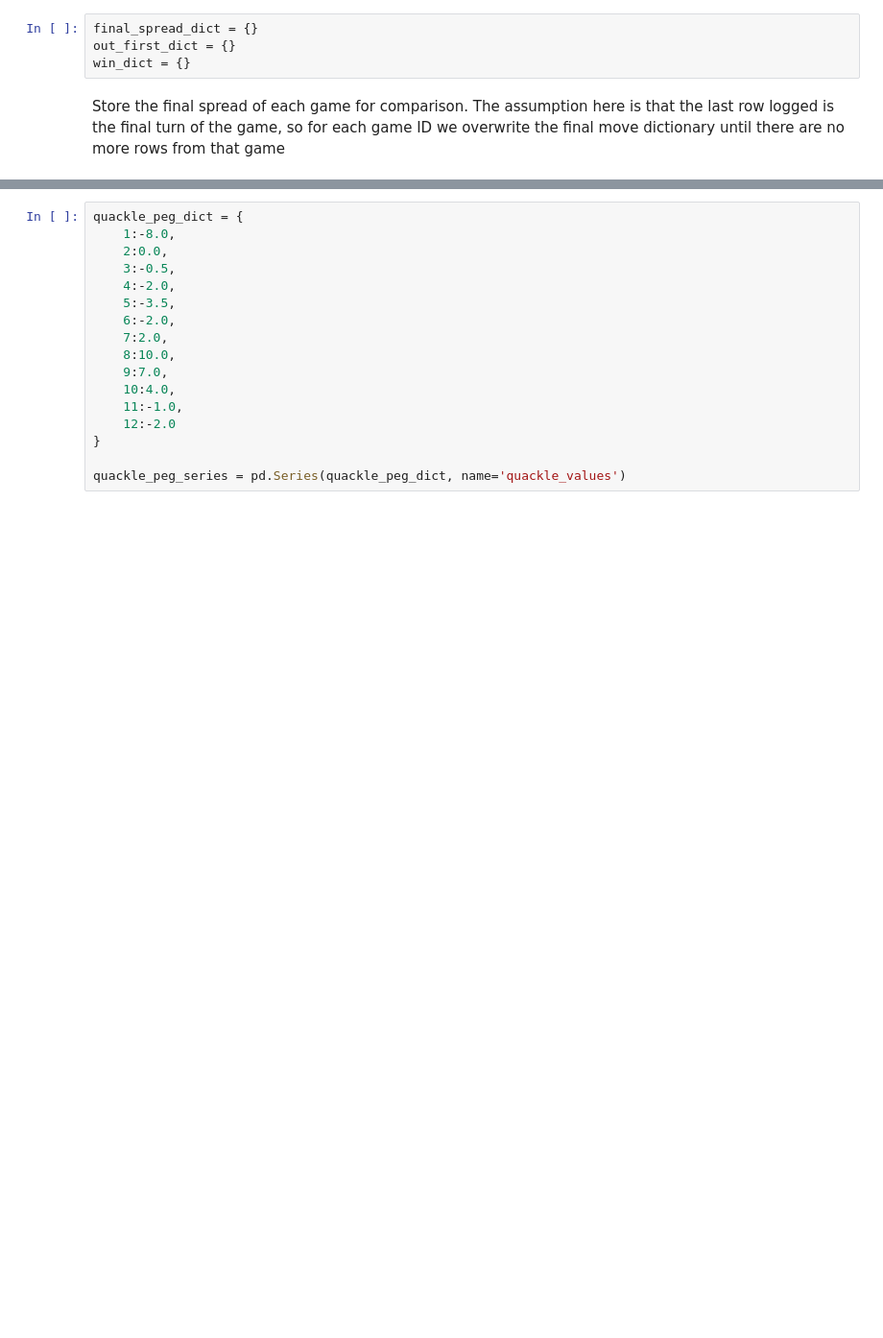
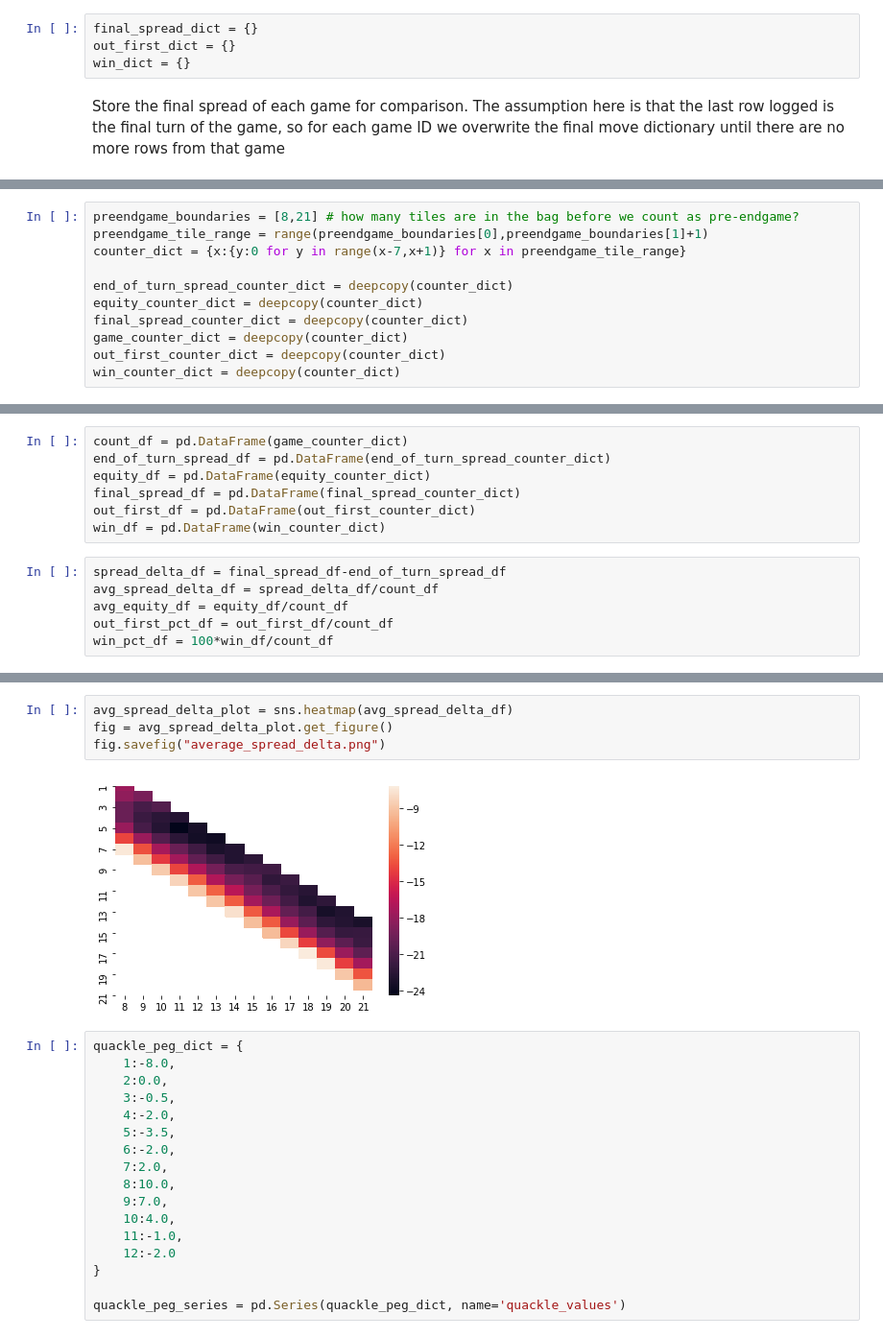
Before and after one commit to domino14/macondo, a Jupyter notebook: notebooks/preendgame_heuristics/preendgame_heuristics.ipynb, the cells around one changed output, grey strips where cells are left out. Shown at 96% size. Drawn from its saved outputs; the diff is of its cells as text; blank space fills up the shorter version.

Commit message:
turned the counters into counter dictionaries with indices for starting and ending tile count

```diff
--- a/notebooks/preendgame_heuristics/preendgame_heuristics.ipynb
+++ b/notebooks/preendgame_heuristics/preendgame_heuristics.ipynb
@@ -106,3 +97,14 @@ win_counter = {remaining_tile_count:0 for remaining_tile_count in leftover_tile_
+# %%
+preendgame_boundaries = [8,21] # how many tiles are in the bag before we count as pre-endgame?
+preendgame_tile_range = range(preendgame_boundaries[0],preendgame_boundaries[1]+1)
+counter_dict = {x:{y:0 for y in range(x-7,x+1)} for x in preendgame_tile_range}
+
+end_of_turn_spread_counter_dict = deepcopy(counter_dict)
+equity_counter_dict = deepcopy(counter_dict)
+final_spread_counter_dict = deepcopy(counter_dict)
+game_counter_dict = deepcopy(counter_dict)
+out_first_counter_dict = deepcopy(counter_dict)
+win_counter_dict = deepcopy(counter_dict)
 # %%
 t0=time.time()
 print('There are {} games'.format(len(final_spread_dict)))
@@ -164,0 +169,13 @@ df['win_pct'] = 100*df['win_count']/df['count']
+# %%
+count_df = pd.DataFrame(game_counter_dict)
+end_of_turn_spread_df = pd.DataFrame(end_of_turn_spread_counter_dict)
+equity_df = pd.DataFrame(equity_counter_dict)
+final_spread_df = pd.DataFrame(final_spread_counter_dict)
+out_first_df = pd.DataFrame(out_first_counter_dict)
+win_df = pd.DataFrame(win_counter_dict)
+# %%
+spread_delta_df = final_spread_df-end_of_turn_spread_df
+avg_spread_delta_df = spread_delta_df/count_df
+avg_equity_df = equity_df/count_df
+out_first_pct_df = out_first_df/count_df
+win_pct_df = 100*win_df/count_df
@@ -165,3 +204,9 @@ df['win_pct'] = 100*df['win_count']/df['count']
+# %%
+avg_spread_delta_plot = sns.heatmap(avg_spread_delta_df)
+fig = avg_spread_delta_plot.get_figure()
+fig.savefig("average_spread_delta.png")
+# %% [output]
+[figure, added]
 # %%
 quackle_peg_dict = {
     1:-8.0,
```
Also changed, not shown: parts of 9 cells of this notebook.
